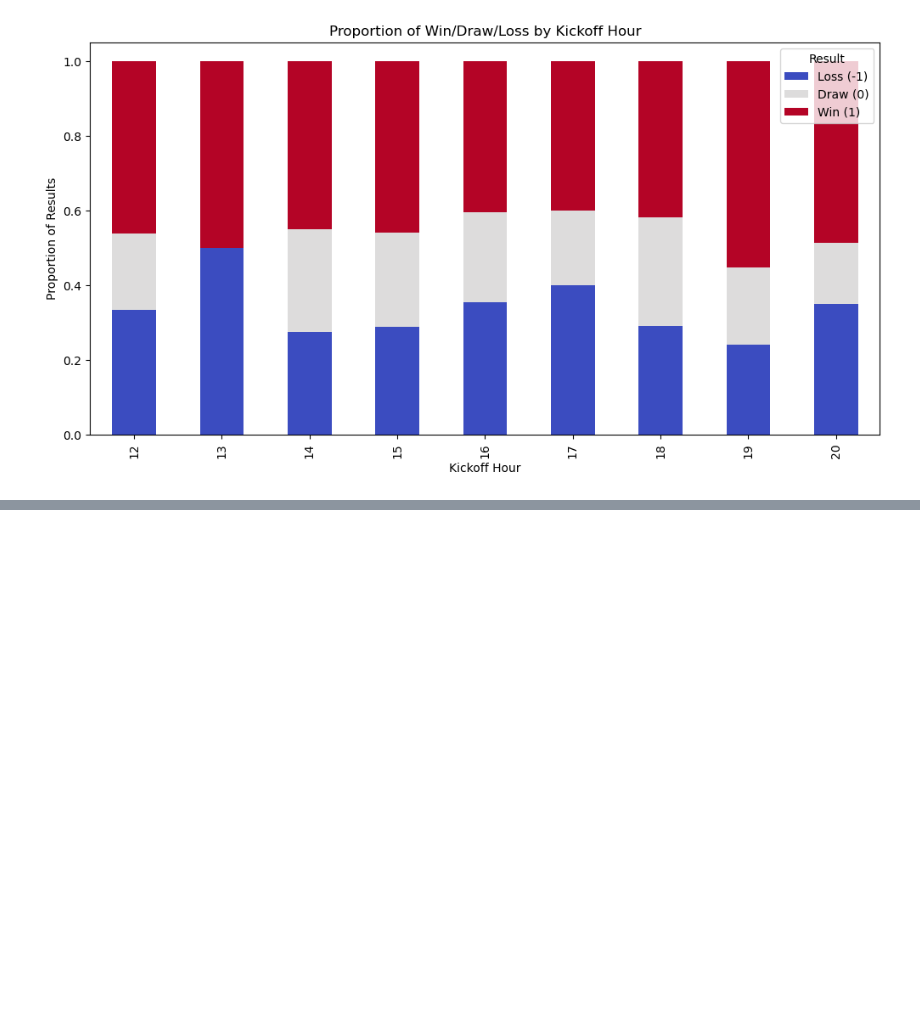
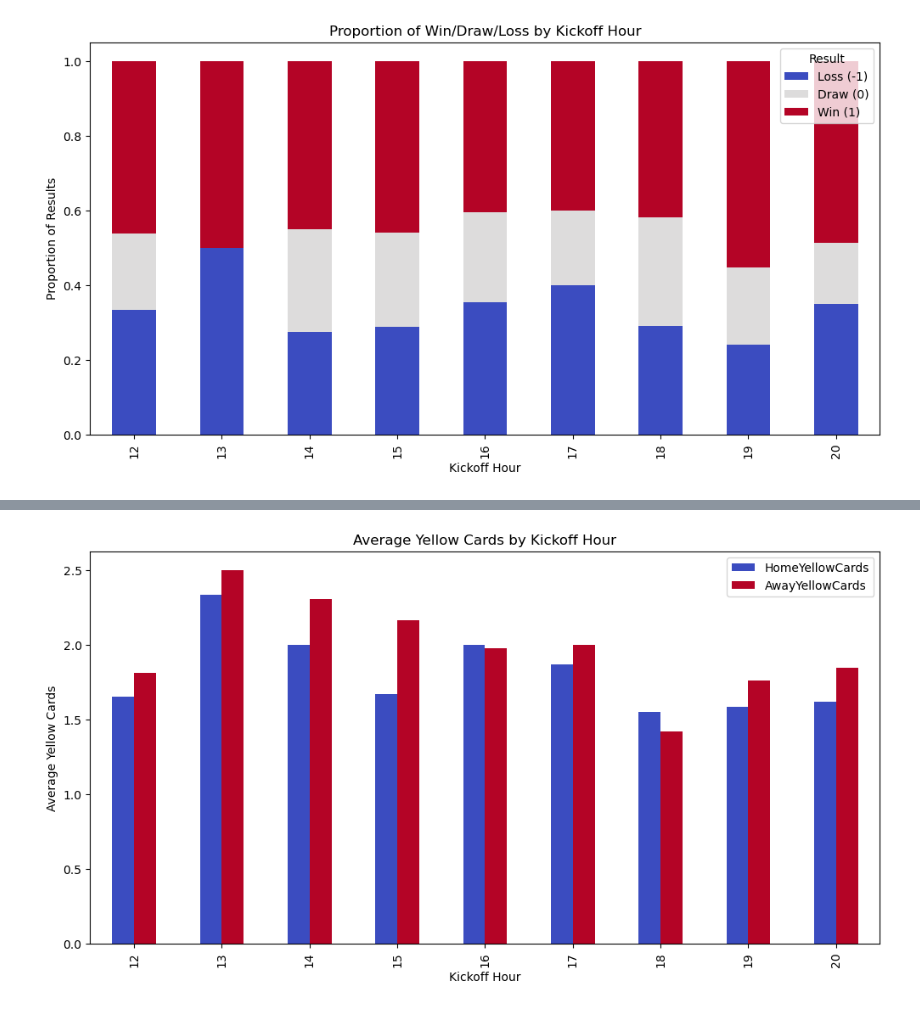
Before and after one commit to BhosaleAniket/MATH-189-Final-Project, a Jupyter notebook: final_project.ipynb, the cells around one changed output, grey strips where cells are left out. Saved outputs shown, nothing was run; the diff lists cells and outputs as text; code cells hidden in the pictures; blank space fills up the shorter version.

```diff
--- a/final_project.ipynb
+++ b/final_project.ipynb
@@ -370,0 +381,10 @@ plt.show()
+# %%
+# plot the yellow cards by hour
+hourly_yellow_cards = time_win.groupby('KickoffHour')[['HomeYellowCards', 'AwayYellowCards']].mean()
+hourly_yellow_cards.plot(kind='bar', figsize=(12, 6), colormap='coolwarm')
+plt.xlabel('Kickoff Hour')
+plt.ylabel('Average Yellow Cards')
+plt.title('Average Yellow Cards by Kickoff Hour')
+plt.show()
+# %% [output]
+[figure, added]
```
Also changed, not shown: parts of 5 cells of this notebook.
